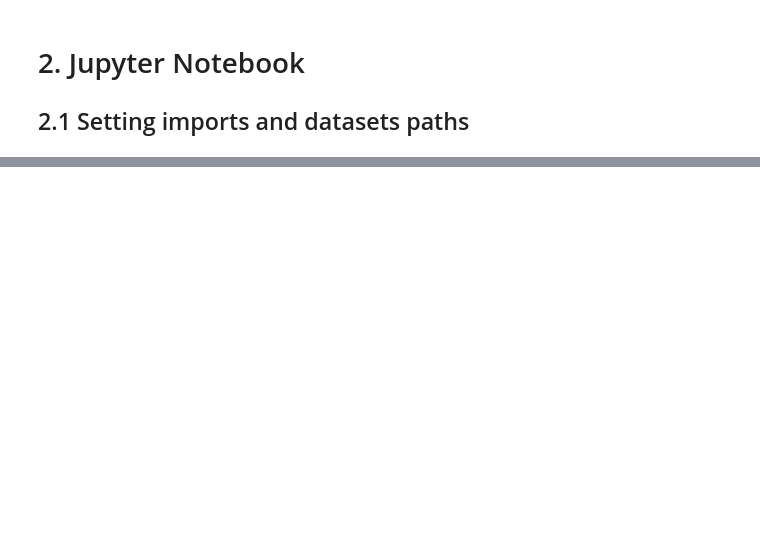
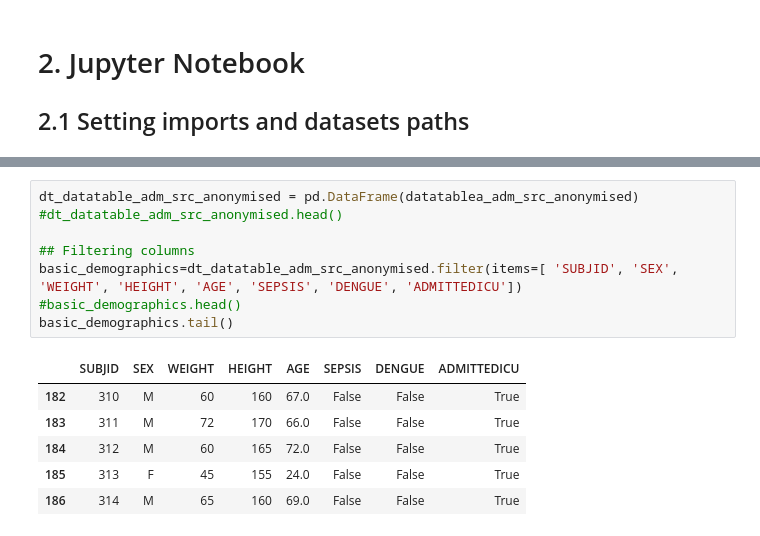
Before and after one commit to vital-ultrasound/preprint2023, a Jupyter notebook: proceedings/statistica-analysis/notebooks/participant-descriptions.ipynb, the cells around one changed output, grey strips where cells are left out. Drawn from its saved outputs; the diff is of its cells as text; blank space fills up the shorter version.

```diff
--- a/proceedings/statistica-analysis/notebooks/participant-descriptions.ipynb
+++ b/proceedings/statistica-analysis/notebooks/participant-descriptions.ipynb
@@ -65,0 +43,15 @@ dt_datatable_adm_den_sep_anonymised.head()
+# %%
+dt_datatable_adm_src_anonymised = pd.DataFrame(datatablea_adm_src_anonymised)
+#dt_datatable_adm_src_anonymised.head()
+
+## Filtering columns
+basic_demographics=dt_datatable_adm_src_anonymised.filter(items=[ 'SUBJID', 'SEX', 'WEIGHT', 'HEIGHT', 'AGE', 'SEPSIS', 'DENGUE', 'ADMITTEDICU'])
+#basic_demographics.head()
+basic_demographics.tail()
+# %% [output]
+|  | SUBJID | SEX | WEIGHT | HEIGHT | AGE | SEPSIS | DENGUE | ADMITTEDICU |
+| 182 | 310 | M | 60 | 160 | 67.0 | False | False | True |
+| 183 | 311 | M | 72 | 170 | 66.0 | False | False | True |
+| 184 | 312 | M | 60 | 165 | 72.0 | False | False | True |
+| 185 | 313 | F | 45 | 155 | 24.0 | False | False | True |
+| 186 | 314 | M | 65 | 160 | 69.0 | False | False | True |
```
Also changed, not shown: parts of 7 cells of this notebook, 6 other files.
